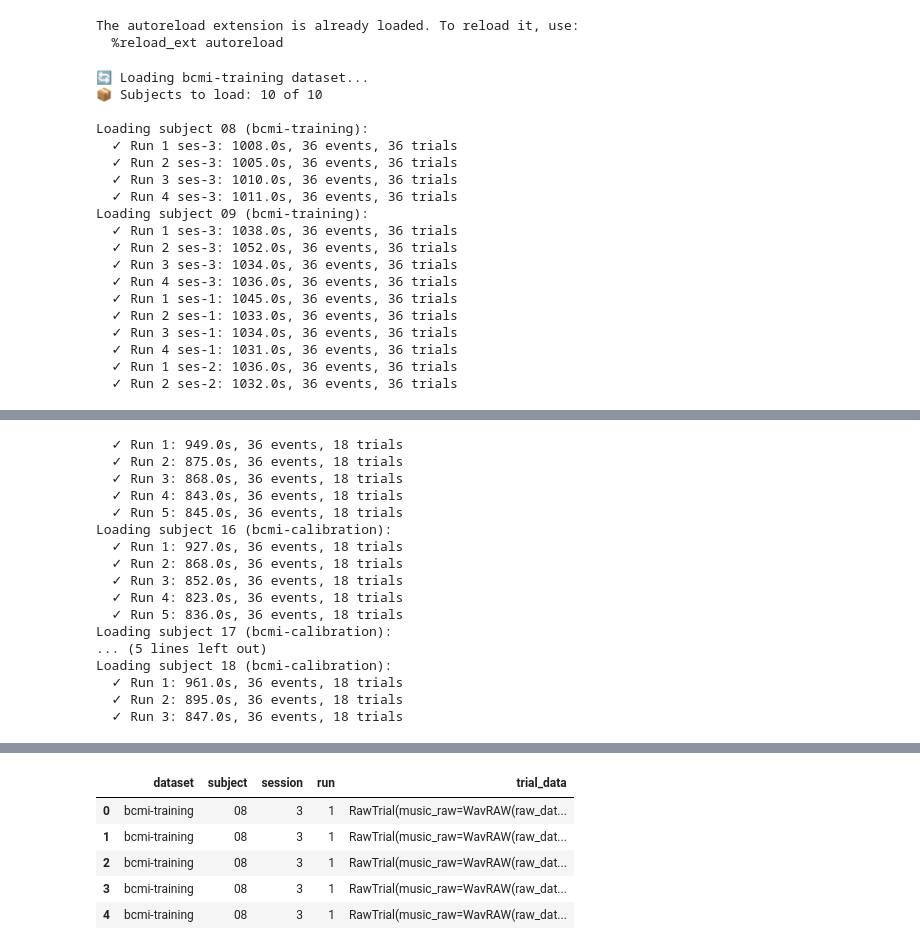
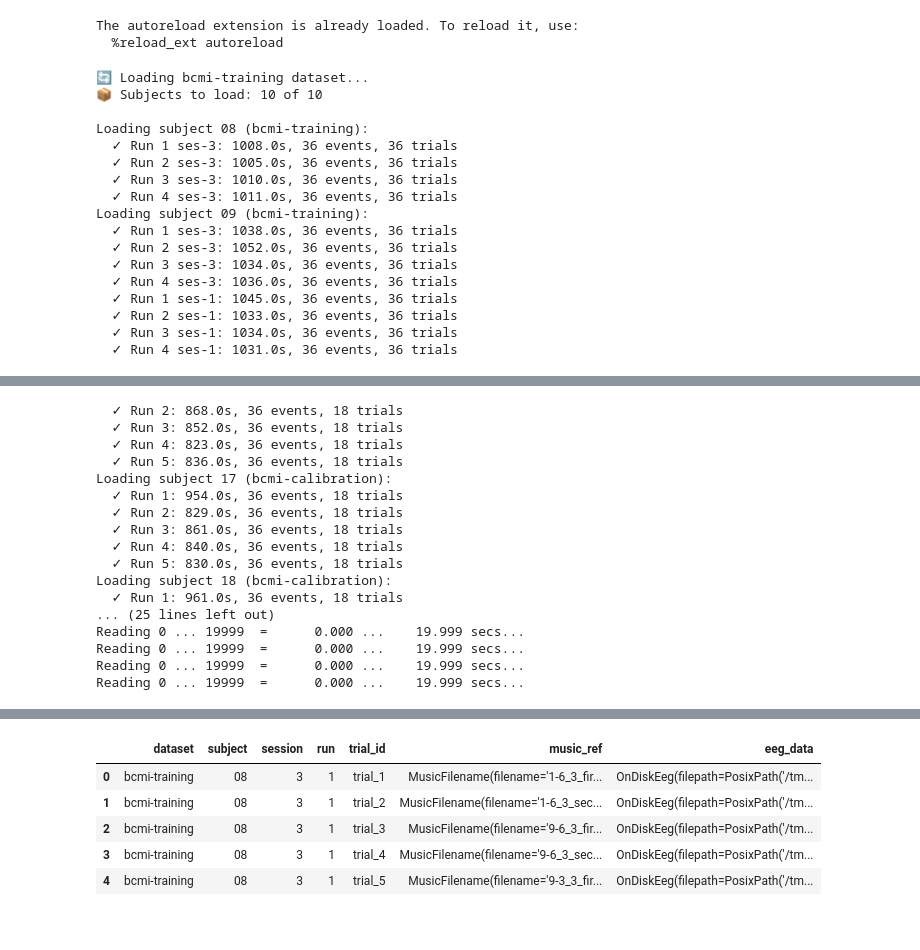
Before and after one commit to zmrocze/eeg_music, a Jupyter notebook: src/check_dataloaders.ipynb, the cells around one changed output, grey strips where cells are left out. Drawn from its saved outputs; the diff is of its cells as text; code cells hidden in the pictures.

Commit message:
small data changes (split, remove methods) and removing most tests :)

```diff
--- a/src/check_dataloaders.ipynb
+++ b/src/check_dataloaders.ipynb
@@ -11,26 +11,23 @@ from data import EEGMusicDataset, Trial
 The autoreload extension is already loaded. To reload it, use:
   %reload_ext autoreload
 # %%
-def create_combined_training_calibration_dataset(bcmi_root_path: str) -> EEGMusicDataset:
-    """Create an EEGMusicDataset that combines BCMI training and calibration data."""
+from data import copy_from_dataloader_into_dir
 
-    combined_dataset = EEGMusicDataset()
 
-    # Load training data
-    training_loader = BCMITrainingLoader(f"{bcmi_root_path}/bcmi-training")
-    training_loader.load_all_subjects(
-        # max_subjects=2, max_runs_per_session=1
-        )
-    # note: this works online, but load_all_subjects doesn't.
-    for trial in training_loader.trial_iterator():
-        combined_dataset.add_trial(trial)
+def create_combined_training_calibration_dataset(
+  bcmi_root_path: str, new_dataset_save_dir: Path
+) -> EEGMusicDataset:
+  """Create an EEGMusicDataset that combines BCMI training and calibration data."""
 
-    # Load calibration data
-    calibration_loader = BCMICalibrationLoader(f"{bcmi_root_path}/bcmi-calibration")
-    calibration_loader.load_all_subjects(
-        # max_subjects=2, max_runs_per_session=1
-      )
-    for trial in calibration_loader.trial_iterator():
-        combined_dataset.add_trial(trial)
+  training_loader = BCMITrainingLoader(f"{bcmi_root_path}/bcmi-training")
+  training_loader.load_all_subjects()
+  copy_from_dataloader_into_dir("training", training_loader, new_dataset_save_dir)
+  del training_loader
+  calibration_loader = BCMICalibrationLoader(f"{bcmi_root_path}/bcmi-calibration")
+  calibration_loader.load_all_subjects()
+  copy_from_dataloader_into_dir("calibration", calibration_loader, new_dataset_save_dir)
+  del calibration_loader
 
-    return combined_dataset
+  combined_dataset = EEGMusicDataset.load_ondisk(new_dataset_save_dir)
+
+  return combined_dataset
@@ -37,6 +38,12 @@ def create_combined_training_calibration_dataset(bcmi_root_path: str) -> EEGMusi
 # %%
 # Create the combined training and calibration dataset
-combined_dataset = create_combined_training_calibration_dataset("./datasets/bcmi")
+from pathlib import Path
+
+temp_save_dir = Path("/tmp/bcmi_combined_dataset")
+
+combined_dataset = create_combined_training_calibration_dataset(
+  "/home/zmrocze/studia/uwr/magisterka/datasets/bcmi", temp_save_dir
+)
 
 print(f"Combined dataset: {len(combined_dataset.df)} trials")
 print(f"Datasets: {combined_dataset.df['dataset'].value_counts().to_dict()}")
@@ -59,5 +66,3 @@ Loading subject 09 (bcmi-training):
   ✓ Run 2 ses-1: 1033.0s, 36 events, 36 trials
   ✓ Run 3 ses-1: 1034.0s, 36 events, 36 trials
   ✓ Run 4 ses-1: 1031.0s, 36 events, 36 trials
-  ✓ Run 1 ses-2: 1036.0s, 36 events, 36 trials
-  ✓ Run 2 ses-2: 1032.0s, 36 events, 36 trials
@@ -214,17 +214,17 @@ Loading subject 15 (bcmi-calibration):
-  ✓ Run 1: 949.0s, 36 events, 18 trials
-  ✓ Run 2: 875.0s, 36 events, 18 trials
-  ✓ Run 3: 868.0s, 36 events, 18 trials
-  ✓ Run 4: 843.0s, 36 events, 18 trials
-  ✓ Run 5: 845.0s, 36 events, 18 trials
-Loading subject 16 (bcmi-calibration):
-  ✓ Run 1: 927.0s, 36 events, 18 trials
   ✓ Run 2: 868.0s, 36 events, 18 trials
   ✓ Run 3: 852.0s, 36 events, 18 trials
   ✓ Run 4: 823.0s, 36 events, 18 trials
   ✓ Run 5: 836.0s, 36 events, 18 trials
 Loading subject 17 (bcmi-calibration):
-... (5 lines left out)
+  ✓ Run 1: 954.0s, 36 events, 18 trials
+  ✓ Run 2: 829.0s, 36 events, 18 trials
+  ✓ Run 3: 861.0s, 36 events, 18 trials
+  ✓ Run 4: 840.0s, 36 events, 18 trials
+  ✓ Run 5: 830.0s, 36 events, 18 trials
 Loading subject 18 (bcmi-calibration):
   ✓ Run 1: 961.0s, 36 events, 18 trials
-  ✓ Run 2: 895.0s, 36 events, 18 trials
-  ✓ Run 3: 847.0s, 36 events, 18 trials
+... (25 lines left out)
+Reading 0 ... 19999  =      0.000 ...    19.999 secs...
+Reading 0 ... 19999  =      0.000 ...    19.999 secs...
+Reading 0 ... 19999  =      0.000 ...    19.999 secs...
+Reading 0 ... 19999  =      0.000 ...    19.999 secs...
@@ -246,7 +248,7 @@ Datasets: {'bcmi-training': 3447, 'bcmi-calibration': 1674}
-|  | dataset | subject | session | run | trial_data |
-| 0 | bcmi-training | 08 | 3 | 1 | RawTrial(music_raw=WavRAW(raw_dat... |
-| 1 | bcmi-training | 08 | 3 | 1 | RawTrial(music_raw=WavRAW(raw_dat... |
-| 2 | bcmi-training | 08 | 3 | 1 | RawTrial(music_raw=WavRAW(raw_dat... |
-| 3 | bcmi-training | 08 | 3 | 1 | RawTrial(music_raw=WavRAW(raw_dat... |
-| 4 | bcmi-training | 08 | 3 | 1 | RawTrial(music_raw=WavRAW(raw_dat... |
+|  | dataset | subject | session | run | trial_id | music_ref | eeg_data |
+| 0 | bcmi-training | 08 | 3 | 1 | trial_1 | MusicFilename(filename='1-6_3_fir... | OnDiskEeg(filepath=PosixPath('/tm... |
+| 1 | bcmi-training | 08 | 3 | 1 | trial_2 | MusicFilename(filename='1-6_3_sec... | OnDiskEeg(filepath=PosixPath('/tm... |
+| 2 | bcmi-training | 08 | 3 | 1 | trial_3 | MusicFilename(filename='9-6_3_fir... | OnDiskEeg(filepath=PosixPath('/tm... |
+| 3 | bcmi-training | 08 | 3 | 1 | trial_4 | MusicFilename(filename='9-6_3_sec... | OnDiskEeg(filepath=PosixPath('/tm... |
+| 4 | bcmi-training | 08 | 3 | 1 | trial_5 | MusicFilename(filename='9-3_3_fir... | OnDiskEeg(filepath=PosixPath('/tm... |
 # %%
```
Also changed, not shown: parts of 6 cells of this notebook, 4 other files.
